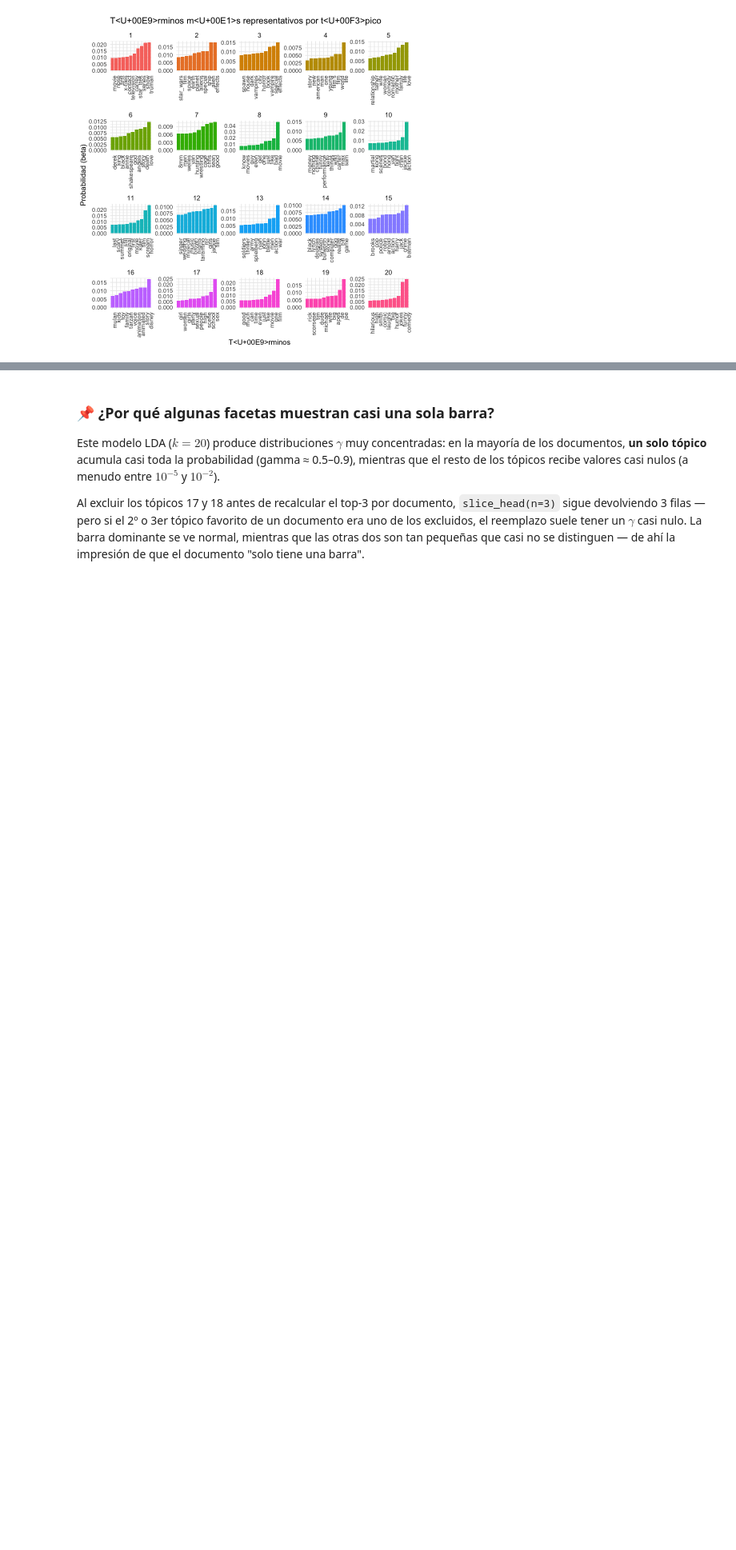
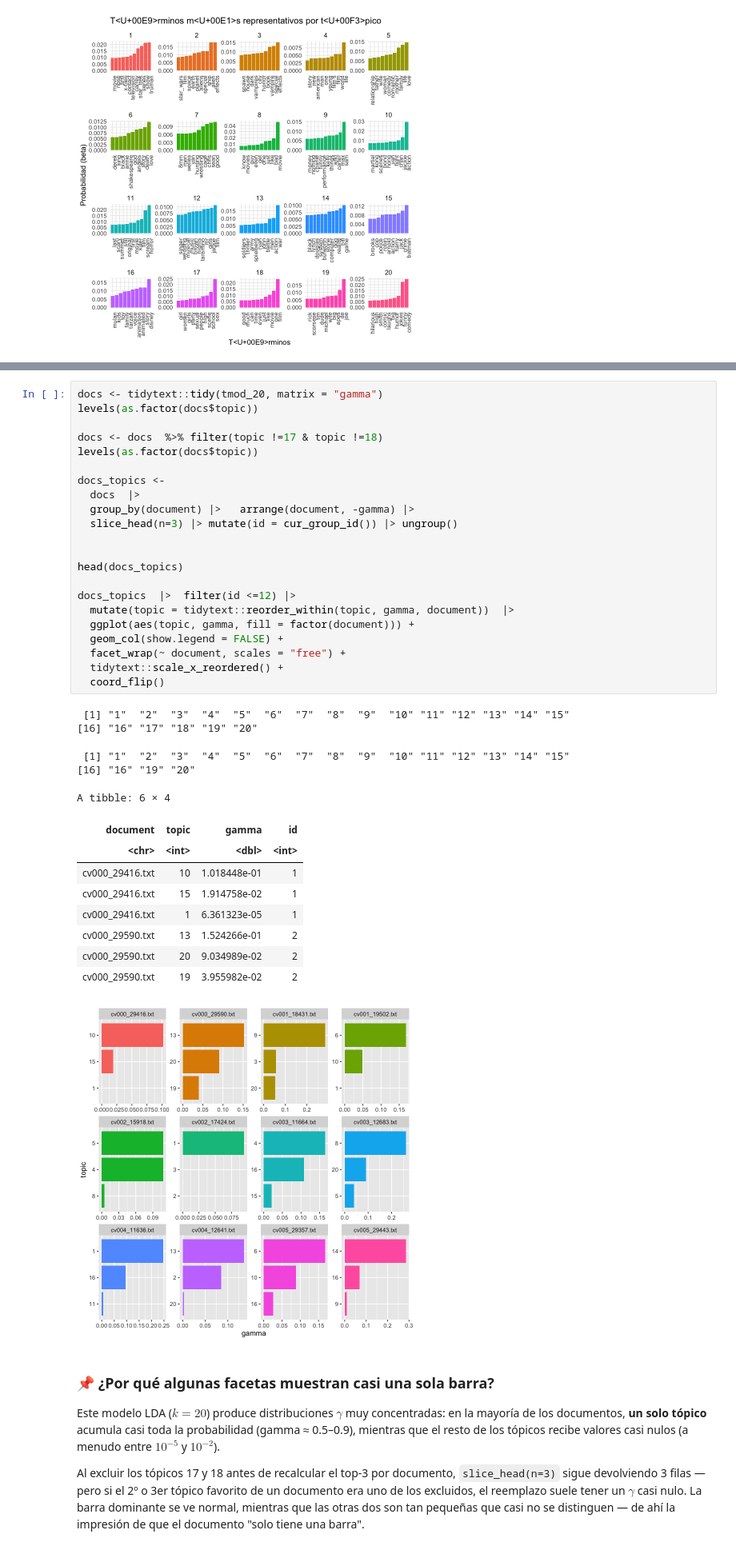
Before and after one commit to fdiaz1968/NLP, a Jupyter notebook: docs/clases/Unidad_5a_Topic_Modeling_Quanteda.ipynb, the cells around one changed output, grey strips where cells are left out. Shown at 80% size. Drawn from its saved outputs; the diff is of its cells as text; blank space fills up the shorter version.

```diff
--- a/docs/clases/Unidad_5a_Topic_Modeling_Quanteda.ipynb
+++ b/docs/clases/Unidad_5a_Topic_Modeling_Quanteda.ipynb
@@ -1171,3 +1193,40 @@ docs_topics  |>  filter(id <=12) |>
+# %%
+docs <- tidytext::tidy(tmod_20, matrix = "gamma")
+levels(as.factor(docs$topic))
+
+docs <- docs  %>% filter(topic !=17 & topic !=18)
+levels(as.factor(docs$topic))
+
+docs_topics <-
+  docs  |>
+  group_by(document) |>   arrange(document, -gamma) |>
+  slice_head(n=3) |> mutate(id = cur_group_id()) |> ungroup()
+
+
+head(docs_topics)
+
+docs_topics  |>  filter(id <=12) |>
+  mutate(topic = tidytext::reorder_within(topic, gamma, document))  |>
+  ggplot(aes(topic, gamma, fill = factor(document))) +
+  geom_col(show.legend = FALSE) +
+  facet_wrap(~ document, scales = "free") +
+  tidytext::scale_x_reordered() +
+  coord_flip()
+# %% [output]
+ [1] "1"  "2"  "3"  "4"  "5"  "6"  "7"  "8"  "9"  "10" "11" "12" "13" "14" "15"
+[16] "16" "17" "18" "19" "20"
+ [1] "1"  "2"  "3"  "4"  "5"  "6"  "7"  "8"  "9"  "10" "11" "12" "13" "14" "15"
+[16] "16" "19" "20"
+A tibble: 6 × 4
+| document | topic | gamma | id |
+| <chr> | <int> | <dbl> | <int> |
+| cv000_29416.txt | 10 | 1.018448e-01 | 1 |
+| cv000_29416.txt | 15 | 1.914758e-02 | 1 |
+| cv000_29416.txt | 1 | 6.361323e-05 | 1 |
+| cv000_29590.txt | 13 | 1.524266e-01 | 2 |
+| cv000_29590.txt | 20 | 9.034989e-02 | 2 |
+| cv000_29590.txt | 19 | 3.955982e-02 | 2 |
+[figure, added]
 # %% [markdown]
 ### 📌 ¿Por qué algunas facetas muestran casi una sola barra?
 
```
Also changed, not shown: parts of 5 cells of this notebook.
